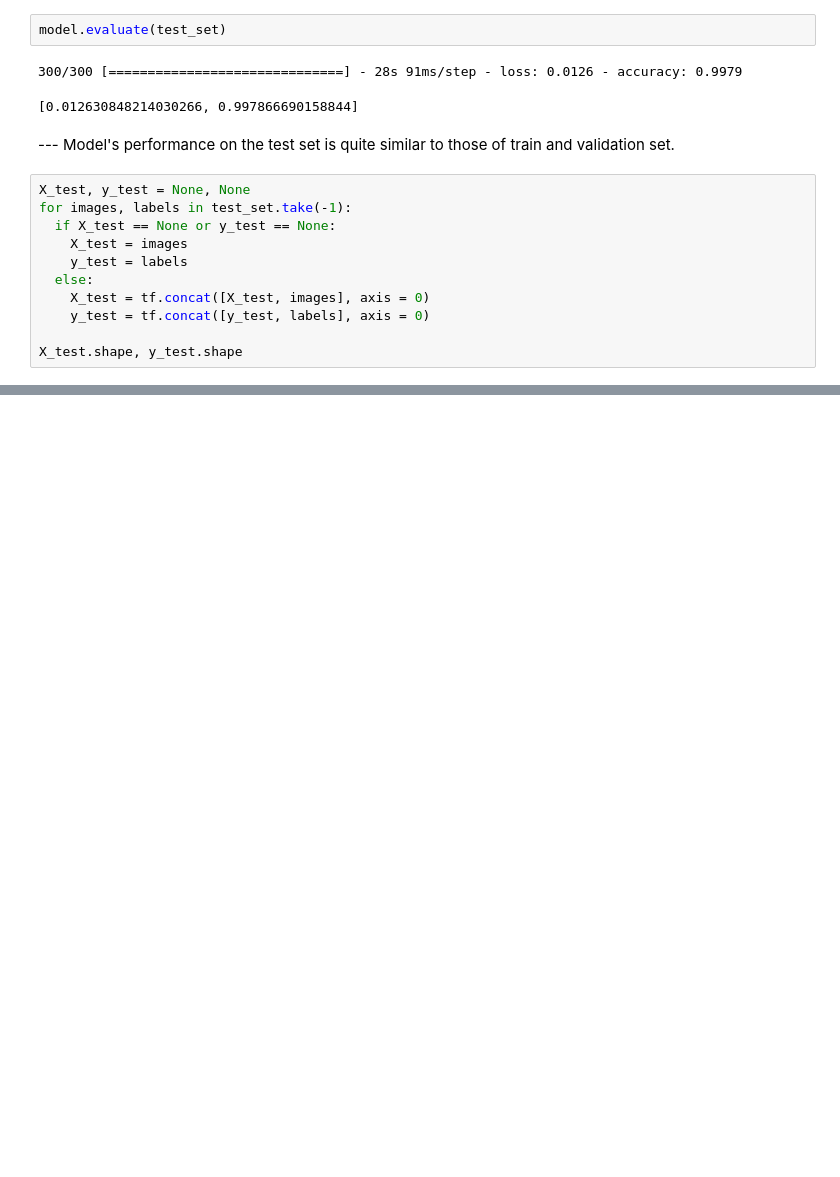
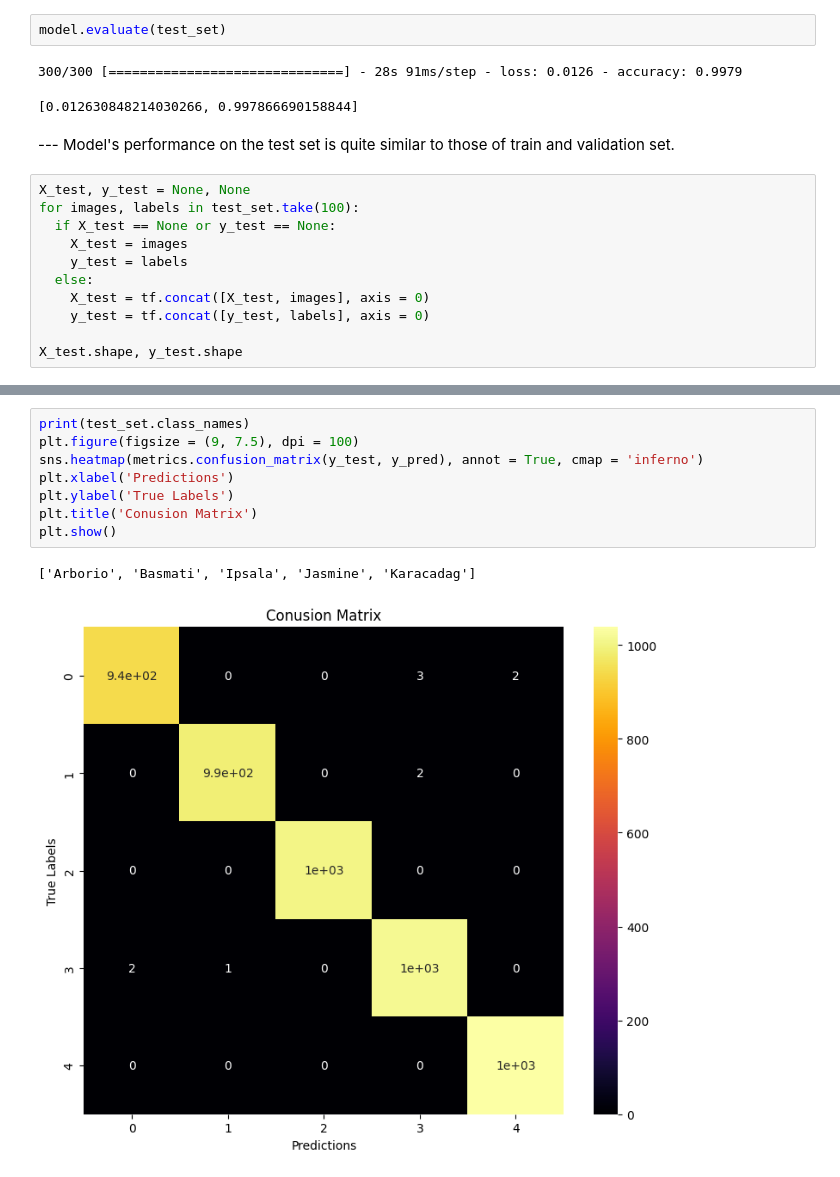
Before and after one commit to MostafaJahanian/DL_Projects, a Jupyter notebook: rice_image_classification_using_cnn.ipynb, the cells around one changed output, grey strips where cells are left out. Cells and saved outputs as stored; diff of their text form; blank space fills up the shorter version.

```diff
--- a/rice_image_classification_using_cnn.ipynb
+++ b/rice_image_classification_using_cnn.ipynb
@@ -621,7 +621,7 @@ model.evaluate(test_set)
 --- Model's performance on the test set is quite similar to those of train and validation set.
 # %%
 X_test, y_test = None, None
-for images, labels in test_set.take(-1):
+for images, labels in test_set.take(100):
   if X_test == None or y_test == None:
     X_test = images
     y_test = labels
@@ -638,0 +659,11 @@ metrics.accuracy_score(y_test, y_pred)
+# %%
+print(test_set.class_names)
+plt.figure(figsize = (9, 7.5), dpi = 100)
+sns.heatmap(metrics.confusion_matrix(y_test, y_pred), annot = True, cmap = 'inferno')
+plt.xlabel('Predictions')
+plt.ylabel('True Labels')
+plt.title('Conusion Matrix')
+plt.show()
+# %% [output]
+['Arborio', 'Basmati', 'Ipsala', 'Jasmine', 'Karacadag']
+[figure, added]
```
Also changed, not shown: parts of 6 cells of this notebook.
